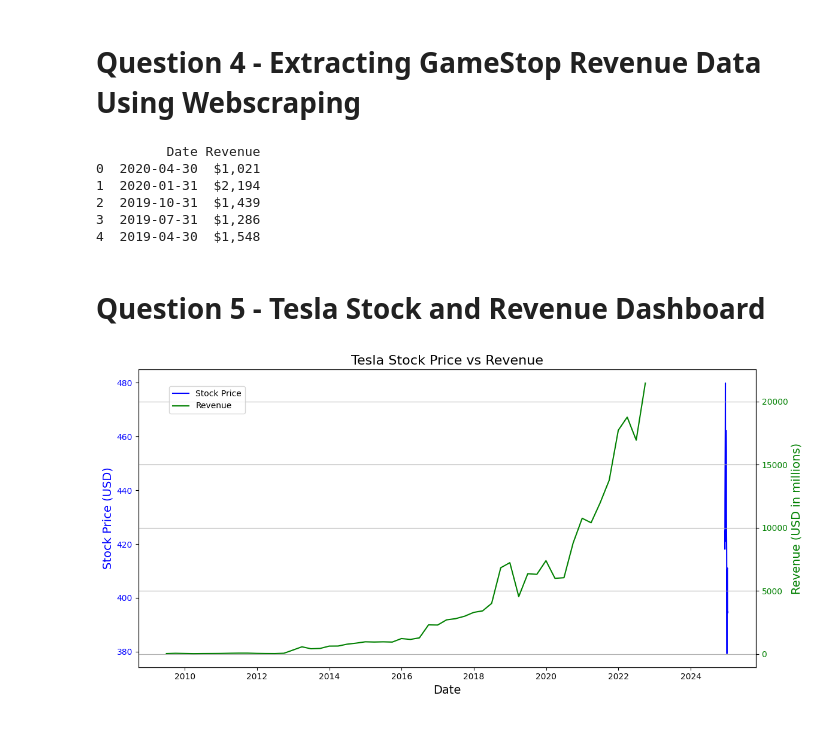
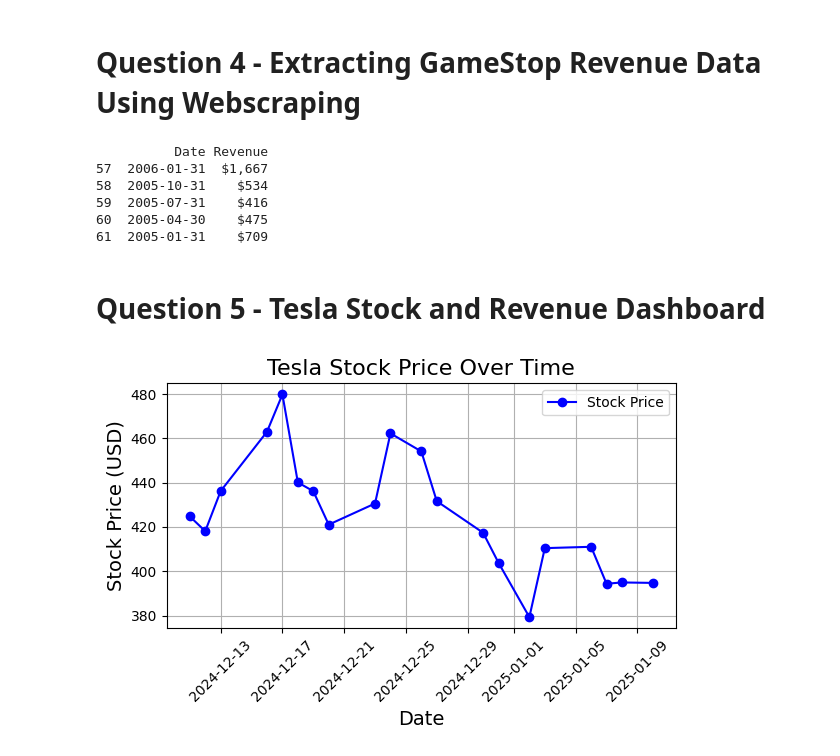
Before and after one commit to AdolfoMontoya99/Watson-Studio-Assignment, a Jupyter notebook: Tesla_and_GameStop_Assignment.ipynb, the cells around one changed output. Saved outputs shown, nothing was run; the diff lists cells and outputs as text; code cells hidden in the pictures.

```diff
--- a/Tesla_and_GameStop_Assignment.ipynb
+++ b/Tesla_and_GameStop_Assignment.ipynb
@@ -88,45 +88,33 @@ for row in table.find_all('tr'):
     rows.append([col.text.strip() for col in cols])
 
 GameStop_revenue = pd.DataFrame(rows, columns=["Date", "Revenue"])
-print(GameStop_revenue.head())
+print(GameStop_revenue.tail())
 # %% [output]
-         Date Revenue
-0  2020-04-30  $1,021
-1  2020-01-31  $2,194
-2  2019-10-31  $1,439
-3  2019-07-31  $1,286
-4  2019-04-30  $1,548
+          Date Revenue
+57  2006-01-31  $1,667
+58  2005-10-31    $534
+59  2005-07-31    $416
+60  2005-04-30    $475
+61  2005-01-31    $709
 # %% [markdown]
 # Question 5 - Tesla Stock and Revenue Dashboard
-# %%
-import matplotlib.pyplot as plt
-
-tesla_revenue["Date"] = pd.to_datetime(tesla_revenue["Date"])
-tesla_revenue = tesla_revenue[tesla_revenue["Revenue"] != ""]  # Remove empty strings
-tesla_revenue["Revenue"] = pd.to_numeric(
-    tesla_revenue["Revenue"].replace('[\$,]', '', regex=True), errors="coerce"
-)
-tesla_revenue.dropna(subset=["Revenue"], inplace=True)
-
-fig, ax1 = plt.subplots(figsize=(12, 6))
-
-# Plot stock price
-ax1.plot(tesla_data['Date'], tesla_data['Close'], color='blue', label='Stock Price')
-ax1.set_xlabel('Date', fontsize=14)
-ax1.set_ylabel('Stock Price (USD)', color='blue', fontsize=14)
-ax1.tick_params(axis='y', labelcolor='blue')
-
-# Plot revenue on secondary y-axis
-ax2 = ax1.twinx()
-ax2.plot(tesla_revenue['Date'], tesla_revenue['Revenue'], color='green', label='Revenue')
-ax2.set_ylabel('Revenue (USD in millions)', color='green', fontsize=14)
-ax2.tick_params(axis='y', labelcolor='green')
-
-# Add title and legend
-plt.title("Tesla Stock Price vs Revenue", fontsize=16)
-fig.legend(loc="upper left", bbox_to_anchor=(0.1, 0.9))
-plt.grid()
-plt.tight_layout()
-plt.show()
-# %% [output]
-[figure, removed]
+# %%
+import matplotlib.pyplot as plt
+
+# Define the make_graph function
+def make_graph(dataframe, title):
+    plt.figure(figsize=(6, 4))
+    plt.plot(dataframe['Date'], dataframe['Close'], label='Stock Price', color='blue', marker='o')
+    plt.title(title, fontsize=16)
+    plt.xlabel('Date', fontsize=14)
+    plt.ylabel('Stock Price (USD)', fontsize=14)
+    plt.xticks(rotation=45, fontsize=10)
+    plt.legend()
+    plt.grid()
+    plt.tight_layout()
+    plt.show()
+
+# Call the make_graph function to plot Tesla stock data
+make_graph(tesla_data, "Tesla Stock Price Over Time")
+# %% [output]
+[figure, added]
```
Also changed, not shown: parts of 3 cells of this notebook.
